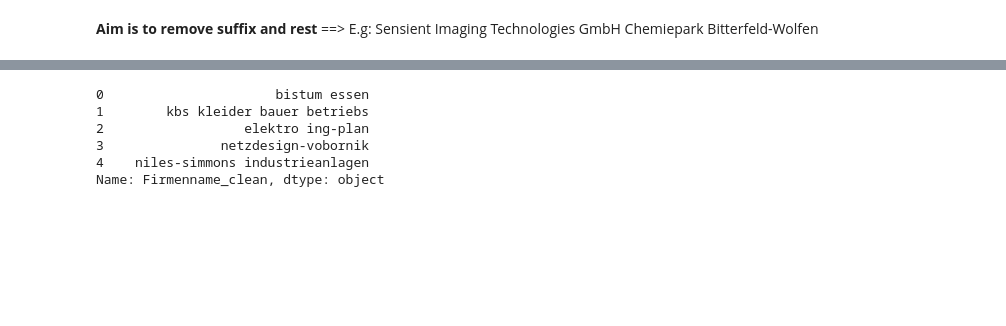
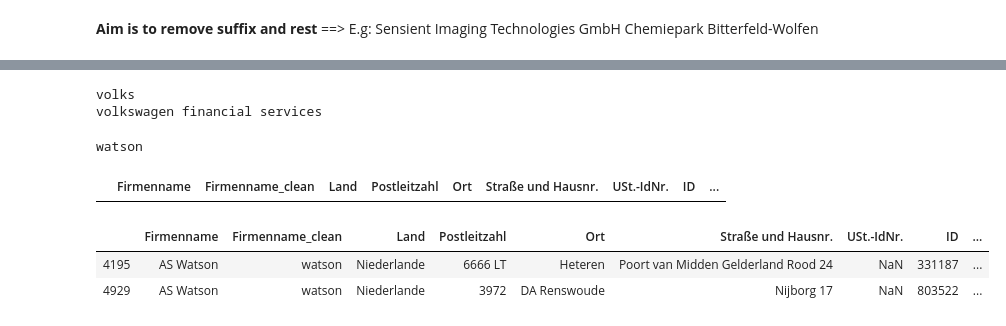
Before and after one commit to Can-Berk/Data_Analysis, a Jupyter notebook: MappingNames/ulist_companies.ipynb, the cells around one changed output, grey strips where cells are left out. Drawn from its saved outputs; the diff is of its cells as text; code cells hidden in the pictures; blank space fills up the shorter version.

```diff
--- a/MappingNames/ulist_companies.ipynb
+++ b/MappingNames/ulist_companies.ipynb
@@ -129,8 +132,16 @@ suffix_list = ['gmbh', 'gmbh&co.', 'ggmbh', 'gmbh+co.', 'kg-gmbh', 'gmbh&co', 'l
 def suffix_remover(companyname):    # Running multiple times (2 is good) removes suffix effectively
     for i in suffix_list:
         #if i in re.split(' |-', companyname):   # doesn't work properly
-        if i in companyname.split():    # tokenization
-            return companyname[:companyname.index(i)-1]
+        if i == companyname.split()[0]:
+            return ' '.join(companyname.split()[companyname.split().index(i)+1:])
+        elif i in companyname.split():    # tokenization
+            return ' '.join(companyname.split()[:companyname.split().index(i)])   # If first index is prefix then take rest of the string
+            #return companyname.split()[:companyname.split().index(i)]
+
         elif i in companyname.split('-'):
-            return companyname[:companyname.index(i)-1]
+            return ' '.join(companyname.split('-')[:companyname.split('-').index(i)])
+            #return [x.replace(' ', '') for x in companyname.split('-')[:companyname.split('-').index(i)]]
     return companyname
+
+ulist['Firmenname_clean'] = ulist['Firmenname_clean'].apply(suffix_remover)
+ulist['Firmenname_clean'].head(10)
@@ -137,13 +160,37 @@ def suffix_remover(companyname):    # Running multiple times (2 is good) removes
+# %%
+# Bug fixed
+companyname='volkswagen financial services ag'
+i='ag'
+if i in companyname.split():
+    print(companyname[:companyname.index(i)-1])
+
+if i in companyname.split():
+    print(' '.join(companyname.split()[:companyname.split().index(i)]))
+# %% [output]
+volks
+volkswagen financial services
+# %%
+# Prefix updated
+companyname='as watson'
+pref=['as', 'gmbh', 'ds']
+
+for i in pref:
+    if i == companyname.split()[0]:
+        print(' '.join(companyname.split()[companyname.split().index(i)+1:]))
+    elif i in companyname.split():
+        print(' '.join(companyname.split()[:companyname.split().index(i)]))
+# %% [output]
+watson
 # %%
-ulist['Firmenname_clean'] = ulist['Firmenname_clean'].apply(suffix_remover)
-ulist['Firmenname_clean'].head()
+ulist[ulist['Firmenname_clean'] == '']
 # %% [output]
-0                      bistum essen
-1        kbs kleider bauer betriebs
-2                  elektro ing-plan
-3               netzdesign-vobornik
-4    niles-simmons industrieanlagen
-Name: Firmenname_clean, dtype: object
+|  | Firmenname | Firmenname_clean | Land | Postleitzahl | Ort | Straße und Hausnr. | USt.-IdNr. | ID | ... |
+# %%
+ulist[ulist['Firmenname'] == 'AS Watson']
+# %% [output]
+|  | Firmenname | Firmenname_clean | Land | Postleitzahl | Ort | Straße und Hausnr. | USt.-IdNr. | ID | ... |
+| 4195 | AS Watson | watson | Niederlande | 6666 LT | Heteren | Poort van Midden Gelderland Rood 24 | NaN | 331187 | ... |
+| 4929 | AS Watson | watson | Niederlande | 3972 | DA Renswoude | Nijborg 17 | NaN | 803522 | ... |
 # %%
 print('Remaining suffix as gmbh (most common):', len(ulist[ulist['Firmenname_clean'].str.contains('gmbh')]))
 # %% [output]
```
Also changed, not shown: parts of 35 cells of this notebook.
